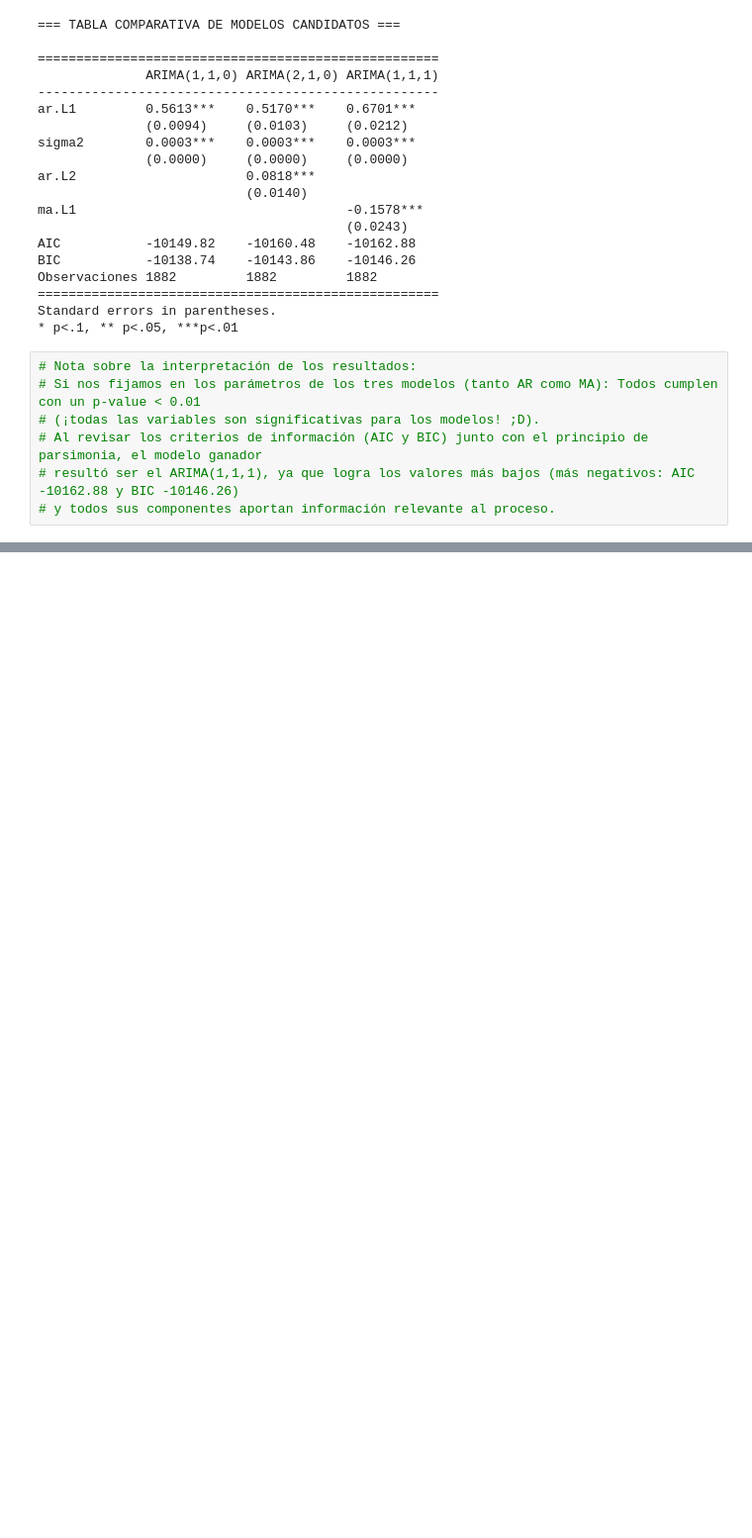
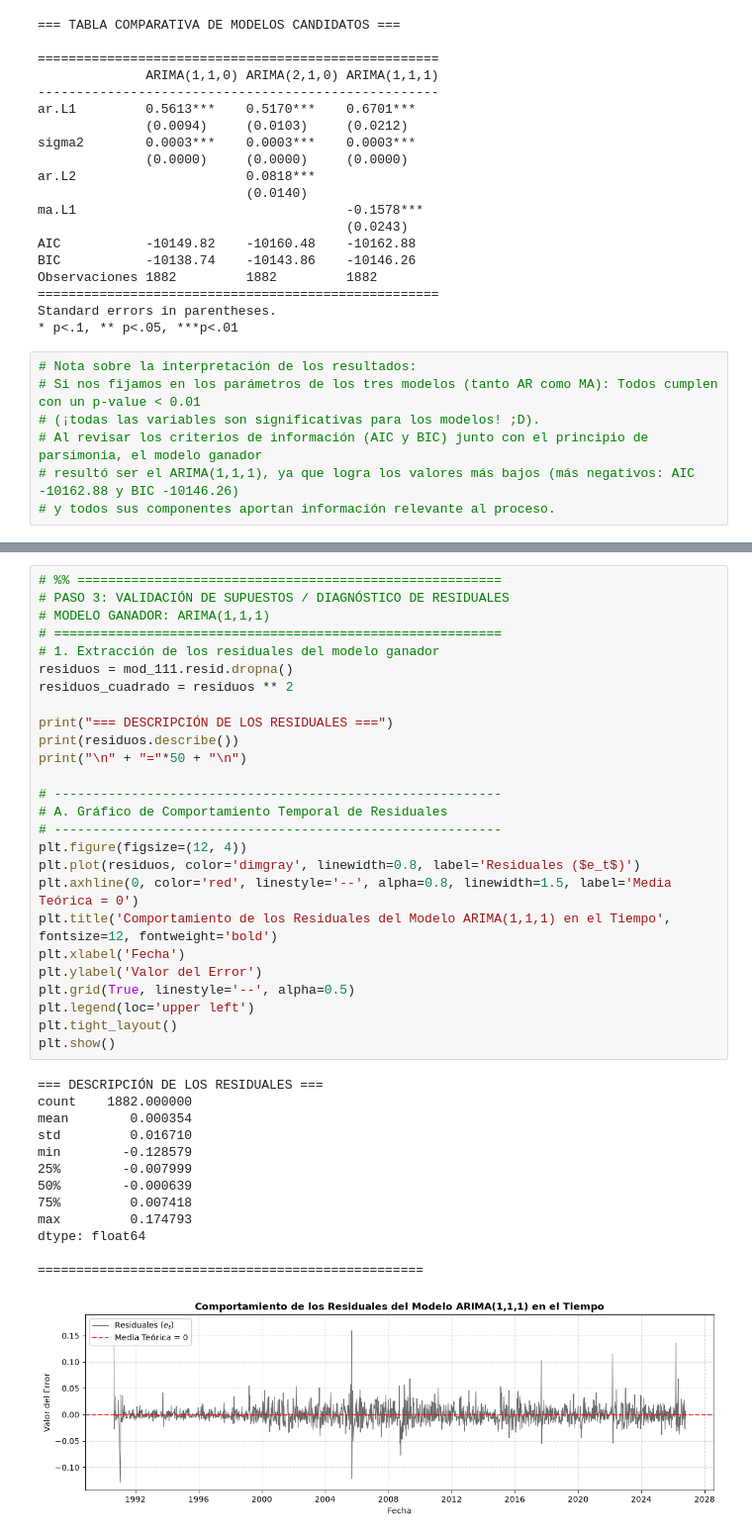
Before and after one commit to dtorrespi-hue/Poster-econometria-II, a Jupyter notebook: PostereconometriaII.ipynb, the cells around one changed output, grey strips where cells are left out. Shown at 99% size. Saved outputs shown, nothing was run; the diff lists cells and outputs as text; blank space fills up the shorter version.

```diff
--- a/PostereconometriaII.ipynb
+++ b/PostereconometriaII.ipynb
@@ -315,0 +315,40 @@ Standard errors in parentheses.
+# %%
+# %% =======================================================
+# PASO 3: VALIDACIÓN DE SUPUESTOS / DIAGNÓSTICO DE RESIDUALES
+# MODELO GANADOR: ARIMA(1,1,1)
+# ==========================================================
+# 1. Extracción de los residuales del modelo ganador
+residuos = mod_111.resid.dropna()
+residuos_cuadrado = residuos ** 2
+
+print("=== DESCRIPCIÓN DE LOS RESIDUALES ===")
+print(residuos.describe())
+print("\n" + "="*50 + "\n")
+
+# ----------------------------------------------------------
+# A. Gráfico de Comportamiento Temporal de Residuales
+# ----------------------------------------------------------
+plt.figure(figsize=(12, 4))
+plt.plot(residuos, color='dimgray', linewidth=0.8, label='Residuales ($e_t$)')
+plt.axhline(0, color='red', linestyle='--', alpha=0.8, linewidth=1.5, label='Media Teórica = 0')
+plt.title('Comportamiento de los Residuales del Modelo ARIMA(1,1,1) en el Tiempo', fontsize=12, fontweight='bold')
+plt.xlabel('Fecha')
+plt.ylabel('Valor del Error')
+plt.grid(True, linestyle='--', alpha=0.5)
+plt.legend(loc='upper left')
+plt.tight_layout()
+plt.show()
+# %% [output]
+=== DESCRIPCIÓN DE LOS RESIDUALES ===
+count    1882.000000
+mean        0.000354
+std         0.016710
+min        -0.128579
+25%        -0.007999
+50%        -0.000639
+75%         0.007418
+max         0.174793
+dtype: float64
+
+==================================================
+[figure, added]
```
Also changed, not shown: parts of 3 cells of this notebook.
